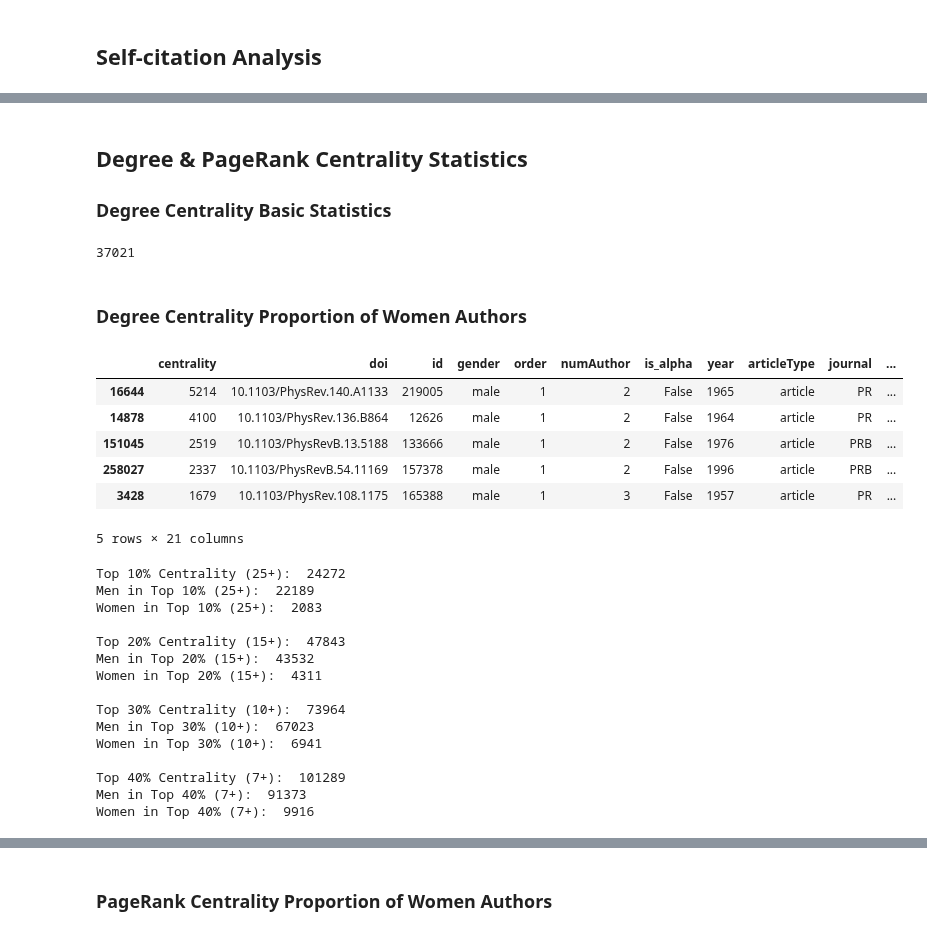
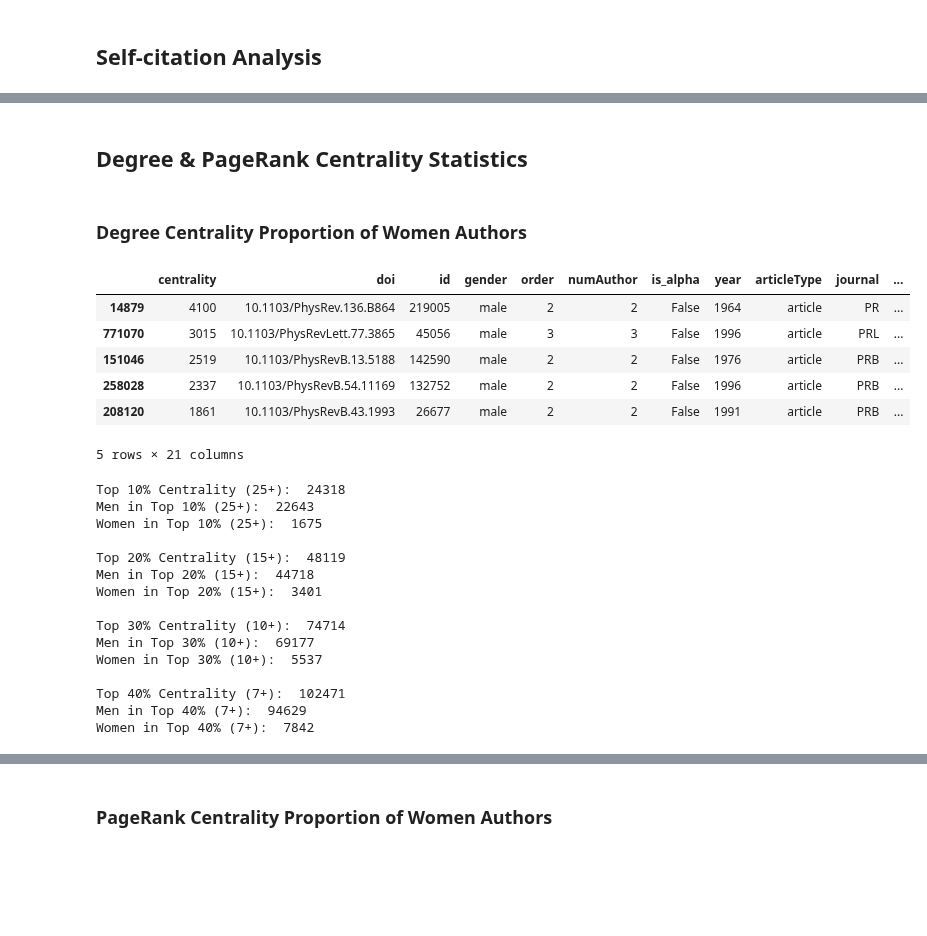
Before and after one commit to therobinkay/firstmover, a Jupyter notebook: main.ipynb, the cells around one changed output, grey strips where cells are left out. Drawn from its saved outputs; the diff is of its cells as text; code cells hidden in the pictures; blank space fills up the shorter version.

```diff
--- a/main.ipynb
+++ b/main.ipynb
@@ -742,34 +742,27 @@ fig.savefig(f"/Users/robinkong/codes/Fig_1D.pdf")
 # %% [markdown]
 ## Degree & PageRank Centrality Statistics
-
-### Degree Centrality Basic Statistics
-# %%
-print(len(vc[vc['centrality'] >= vc.centrality[len(vc)//10]]))
-print(len(vc[(vc['centrality'] >= vc.centrality[len(vc)//10]) & (vc[''])]))
-# %% [output]
-37021
 # %% [markdown]
 ### Degree Centrality Proportion of Women Authors
 # %%
 # exclude alphabetically ordered papers
-# only consider primary authors
-degcen = paperdata.query('is_alpha == False & order == 1')
+# only consider last authors
+degcen = paperdata.query('is_alpha == False & order == numAuthor')
 
 # calculate degree centrality per paper
 vc = cb['cited_doi'].value_counts()
 cb_sub = vc[vc.to_numpy() > 0].to_frame()
 
 # create a DataFrame with degree centrality
 cited = pd.merge(cb_sub, degcen, left_index = True, right_on = 'doi').rename(columns = {'cited_doi': 'centrality'})
 cited['yeard'] = 2010-cited['year']
 cited.head()
 # %% [output]
 |  | centrality | doi | id | gender | order | numAuthor | is_alpha | year | articleType | journal | ... |
-| 16644 | 5214 | 10.1103/PhysRev.140.A1133 | 219005 | male | 1 | 2 | False | 1965 | article | PR | ... |
-| 14878 | 4100 | 10.1103/PhysRev.136.B864 | 12626 | male | 1 | 2 | False | 1964 | article | PR | ... |
-| 151045 | 2519 | 10.1103/PhysRevB.13.5188 | 133666 | male | 1 | 2 | False | 1976 | article | PRB | ... |
-| 258027 | 2337 | 10.1103/PhysRevB.54.11169 | 157378 | male | 1 | 2 | False | 1996 | article | PRB | ... |
-| 3428 | 1679 | 10.1103/PhysRev.108.1175 | 165388 | male | 1 | 3 | False | 1957 | article | PR | ... |
+| 14879 | 4100 | 10.1103/PhysRev.136.B864 | 219005 | male | 2 | 2 | False | 1964 | article | PR | ... |
+| 771070 | 3015 | 10.1103/PhysRevLett.77.3865 | 45056 | male | 3 | 3 | False | 1996 | article | PRL | ... |
+| 151046 | 2519 | 10.1103/PhysRevB.13.5188 | 142590 | male | 2 | 2 | False | 1976 | article | PRB | ... |
+| 258028 | 2337 | 10.1103/PhysRevB.54.11169 | 132752 | male | 2 | 2 | False | 1996 | article | PRB | ... |
+| 208120 | 1861 | 10.1103/PhysRevB.43.1993 | 26677 | male | 2 | 2 | False | 1991 | article | PRB | ... |
 5 rows × 21 columns
 # %%
 # Top k% degree centrality basic statistics
@@ -802,21 +795,21 @@ print(f"Men in Top 40% ({cb_sub.cited_doi[len(cb_sub)//10 * 4]}+): ",
 print(f"Women in Top 40% ({cb_sub.cited_doi[len(cb_sub)//10 * 4]}+): ",
       len(cited[(cited['centrality'] >= cb_sub.cited_doi[len(cb_sub)//10 * 4]) & (cited['gender'] == "female")]))
 # %% [output]
-Top 10% Centrality (25+):  24272
-Men in Top 10% (25+):  22189
-Women in Top 10% (25+):  2083
+Top 10% Centrality (25+):  24318
+Men in Top 10% (25+):  22643
+Women in Top 10% (25+):  1675
 
-Top 20% Centrality (15+):  47843
-Men in Top 20% (15+):  43532
-Women in Top 20% (15+):  4311
+Top 20% Centrality (15+):  48119
+Men in Top 20% (15+):  44718
+Women in Top 20% (15+):  3401
 
-Top 30% Centrality (10+):  73964
-Men in Top 30% (10+):  67023
-Women in Top 30% (10+):  6941
+Top 30% Centrality (10+):  74714
+Men in Top 30% (10+):  69177
+Women in Top 30% (10+):  5537
 
-Top 40% Centrality (7+):  101289
-Men in Top 40% (7+):  91373
-Women in Top 40% (7+):  9916
+Top 40% Centrality (7+):  102471
+Men in Top 40% (7+):  94629
+Women in Top 40% (7+):  7842
 # %%
 def cummean(x):
     return x.cumsum() / (np.arange(1, len(x) + 1))
```
Also changed, not shown: parts of 9 cells of this notebook.
